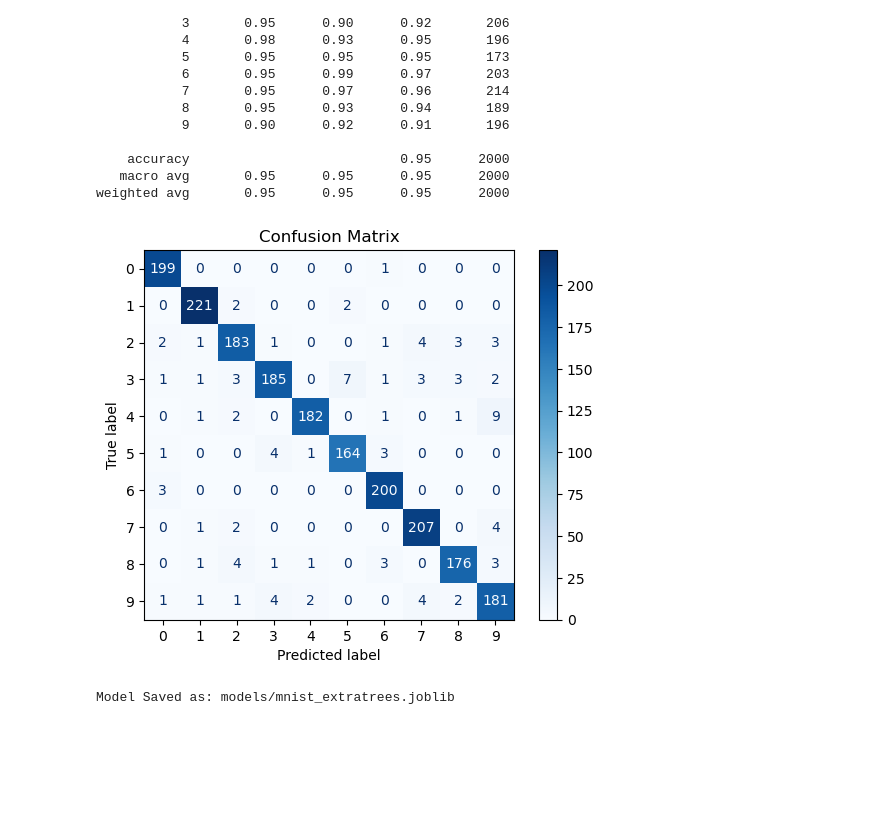
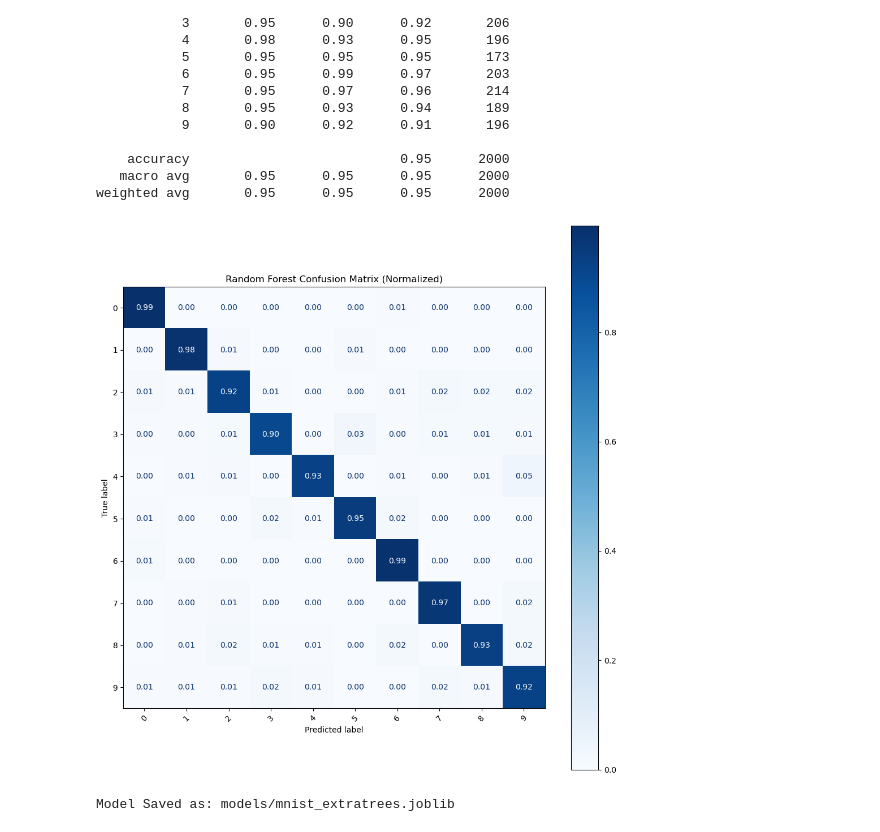
Before and after one commit to ViktorThorsen/farmsync, a Jupyter notebook: AITraining/aicheck/mnist_numbers.ipynb, the cells around one changed output. Saved outputs shown, nothing was run; the diff lists cells and outputs as text; code cells hidden in the pictures; blank space fills up the shorter version.

Commit message:
saving models

```diff
--- a/AITraining/aicheck/mnist_numbers.ipynb
+++ b/AITraining/aicheck/mnist_numbers.ipynb
@@ -124,15 +124,22 @@ weighted avg       0.95      0.95      0.95      2000
 # %%
 from sklearn.metrics import confusion_matrix, ConfusionMatrixDisplay
 import matplotlib.pyplot as plt
 
-cm = confusion_matrix(y_test, test_preds)
+# Skapa confusion matrix (normaliserad radvis)
+cm = confusion_matrix(y_test, test_preds, normalize='true')
 
-disp = ConfusionMatrixDisplay(confusion_matrix=cm, display_labels=best_model.classes_)
-disp.plot(cmap=plt.cm.Blues)
-plt.title("Confusion Matrix")
+disp = ConfusionMatrixDisplay(
+    confusion_matrix=cm,
+    display_labels=best_model.classes_
+)
+
+disp.plot(cmap=plt.cm.Blues, xticks_rotation=45, values_format=".2f")
+plt.gcf().set_size_inches(10, 10)
+plt.title("Random Forest Confusion Matrix (Normalized)")
+plt.tight_layout()
 plt.show()
 # %% [output]
-[figure, old version]
+[figure, new version]
 # %%
 #Save
 best_model.fit(X_s,y)
```
Also changed, not shown: 1 other file.
